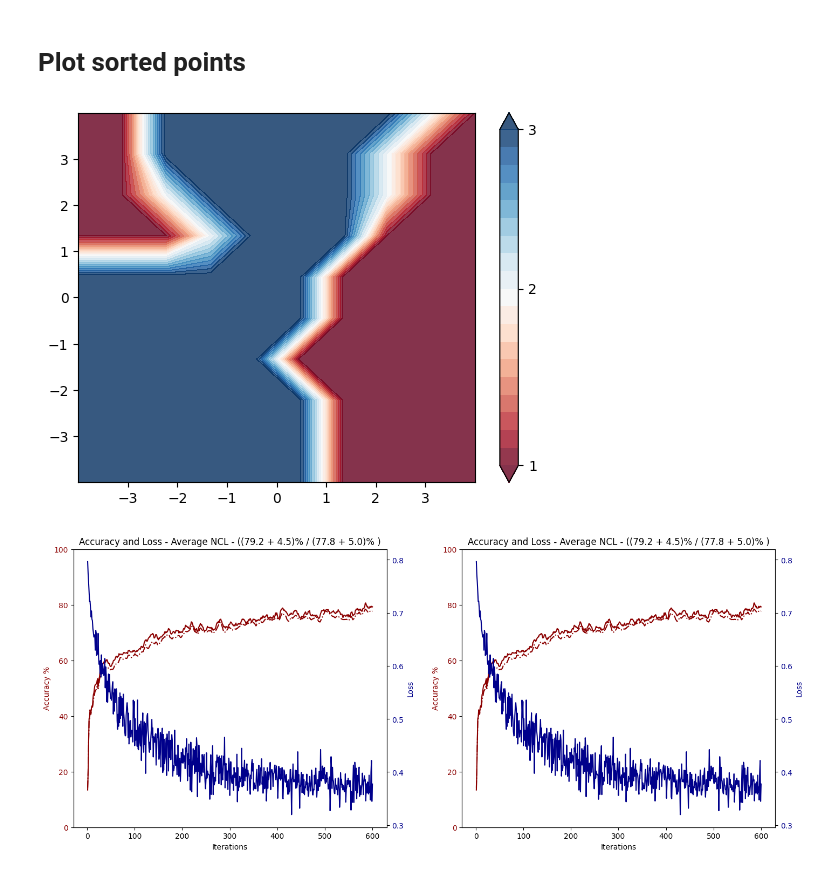
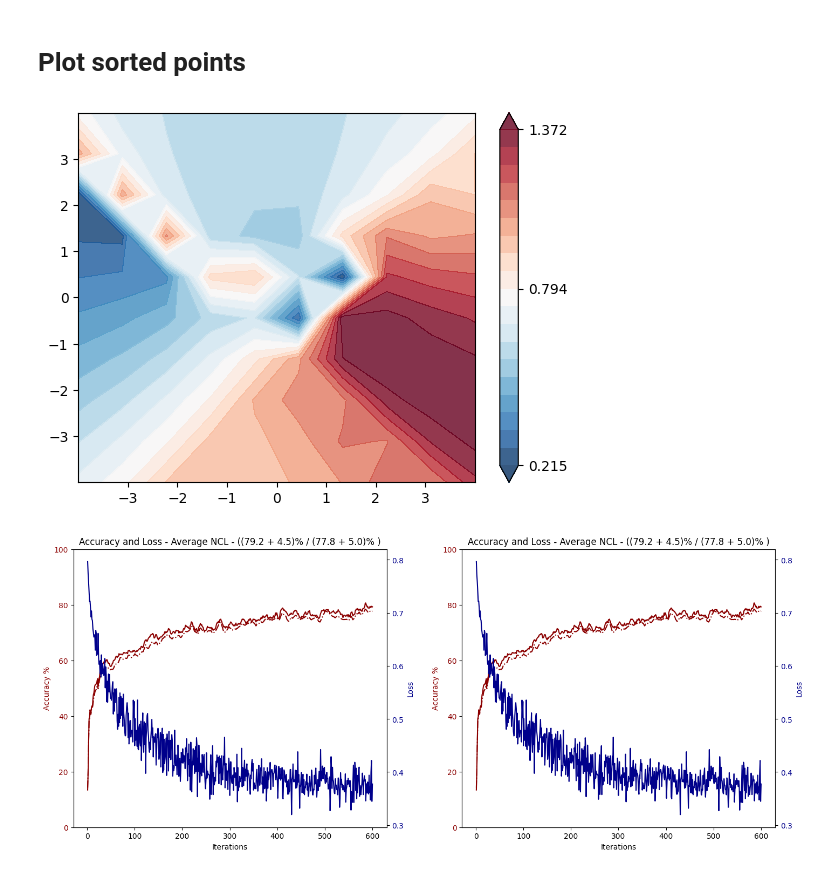
Before and after one commit to erikrecio/qurriculum_learning, a Jupyter notebook: Phase Recognition/main_penny5-jaxopt.ipynb, the cells around one changed output. Cells and saved outputs as stored; diff of their text form; code cells hidden in the pictures.

Commit message:
new plots

```diff
--- a/Phase Recognition/main_penny5-jaxopt.ipynb
+++ b/Phase Recognition/main_penny5-jaxopt.ipynb
@@ -112,7 +112,7 @@ def Z(i):
     return qml.PauliZ(i)
 # %%
 # @jax.jit
-def ground_state(j1, j2):
+def ground_state(j1, j2, nqubits):
 
     hamiltonian = 0
 
@@ -1033,13 +1033,13 @@ def purity(state):
     rho = jnp.tensordot(state, jnp.conjugate(state), axes=0)
     return sum([jnp.absolute(jnp.trace(jnp.transpose(jnp.conjugate(g)) @ rho))**2 for g in gen_basis])
 # %%
-partial(jax.jit, static_argnames=["cl"])
-def sort_gs(w, b, gs, labels, js, ascending, cl):
+partial(jax.jit, static_argnames=["cl", "nqubits"])
+def sort_gs(w, b, gs, labels, js, ascending, cl, nqubits):
 
     if cl in ["PCL", "PACL"]:
         scores = jax.vmap(purity, in_axes=[0])(jnp.array(gs))
     else:
-        scores = jax.vmap(single_loss, in_axes=[None, None, 0, 0])(jnp.array(w), jnp.array(b), jnp.array(gs), jnp.array(labels))
+        scores = jax.vmap(single_loss, in_axes=[None, None, 0, 0, None])(jnp.array(w), jnp.array(b), jnp.array(gs), jnp.array(labels), nqubits)
 
     p = jnp.where(ascending, scores.argsort(), scores.argsort()[::-1])
 
@@ -1171,9 +1171,9 @@ def main():
         print("Generating ground states...")
         start_time = time.time()
 
-        gs_train, labels_train, j_train = generate_gs(train_size, uniform_train, epsilon_train)
+        gs_train, labels_train, j_train = generate_gs(train_size, uniform_train, epsilon_train, nqubits)
         if with_val:
-            gs_val, labels_val, j_val = generate_gs(val_size, uniform_val, epsilon_val)
+            gs_val, labels_val, j_val = generate_gs(val_size, uniform_val, epsilon_val, nqubits)
 
         run_time = time.time() - start_time
 
@@ -1193,7 +1193,7 @@ def main():
             if cl in ["CL", "ACL", "PCL", "PACL"]:
                 score_it = num_iters-1
                 ascending = True if cl in ["CL","PCL"] else False
-                gs_train, labels_train, j_train = sort_gs(weights_ncl[score_it], bias_ncl[score_it], gs_train, labels_train, j_train, ascending, cl)
+                gs_train, labels_train, j_train = sort_gs(weights_ncl[score_it], bias_ncl[score_it], gs_train, labels_train, j_train, ascending, cl, nqubits)
 
             if cl == "RAND":
                 scores = np.random.uniform(size=len(gs_train))
@@ -1329,16 +1329,22 @@ Max train / Last run
 # %% [markdown]
 # Plot sorted points
 # %%
-xx, yy = np.meshgrid(np.linspace(-3.9999, 3.9999, 10), np.linspace(-3.9999, 3.9999, 10))
+ham = "gch" # "gch" (Generalized Cluster Hamiltonian) or "ssh" (Su-Schrieffer-Heeger)
+
+if ham == "gch":
+    xx, yy = np.meshgrid(np.linspace(-3.9999, 3.9999, 10), np.linspace(-3.9999, 3.9999, 10)) #gch
+elif ham == "ssh":
+    xx, yy = np.meshgrid(np.linspace(0.0001, 2.9999, 10), np.linspace(0.0001, 3.9999, 10)) #ssh
+
 X_grid = [np.array([x, y]) for x, y in zip(xx.flatten(), yy.flatten())]
 
 gs = [ground_state(j1, j2) for j1,j2 in X_grid]
 labels = [labeling(j1, j2) for j1,j2 in X_grid]
 # %%
-run = 0
+run = 5
 iteration = -1
-time_now = "2024-05-21 18-02-14"
-file_name = "NCL"
+time_now = "2024-06-09 17-37-10" #"2024-05-21 18-02-14"
+file_name = "FSPACL" #"NCL"
 
 folder_name = f"Results/{nqubits}q - {num_iters:} iters"
 data_file_name = f"{folder_name}/{time_now} - Data - {file_name}.csv"
@@ -1353,33 +1359,33 @@ weights = read_data["weights"][run][iteration]
 bias = read_data["bias"][run][iteration]
 
 # predictions_grid = [purity(g) for g in gs]
-# predictions_grid = [single_loss(jnp.array(weights), jnp.array(bias), gs[i], labels[i]) for i in range(len(gs))]
-predictions_grid = [single_pred(jnp.array(weights), jnp.array(bias), gs[i]) for i in range(len(gs))]
+predictions_grid = [single_loss(jnp.array(weights), jnp.array(bias), gs[i], labels[i]) for i in range(len(gs))]
+# predictions_grid = [single_pred(jnp.array(weights), jnp.array(bias), gs[i]) for i in range(len(gs))]
 # predictions_grid = labels
-
-pred_grid = np.reshape(predictions_grid, xx.shape)
-
-plt.figure()
-cm = plt.cm.RdBu
-
-mx = max(predictions_grid)
-mn = min(predictions_grid)
-
-# plot decision regions
-cnt = plt.contourf(
-    xx, yy, pred_grid, levels=np.arange(mn, mx, (mx-mn)/20), cmap=cm, alpha=0.8, extend="both"
-)
-plt.contour(
-    xx, yy, pred_grid, levels=[0.0], colors=("black",), linestyles=("--",), linewidths=(0.8,)
-)
-plt.colorbar(cnt, ticks=[mn, (mx+mn)/2, mx])
-# plt.colorbar(cnt, ticks=range(mn, mx+1))
-
-
-# plt.axis('square')
-plt.show()
-# %% [output]
-[figure, removed]
+# %%
+pred_grid = np.reshape(predictions_grid, xx.shape)
+
+plt.figure()
+cm = plt.cm.RdBu_r
+
+mx = max(predictions_grid)
+mn = min(predictions_grid)
+
+# plot decision regions
+cnt = plt.contourf(
+    xx, yy, pred_grid, levels=np.arange(mn, mx, (mx-mn)/20), cmap=cm, alpha=0.8, extend="both"
+)
+# plt.contour(
+#     xx, yy, pred_grid, levels=[0.0], colors=("black",), linestyles=("--",), linewidths=(0.8,)
+# )
+plt.colorbar(cnt, ticks=[mn, (mx+mn)/2, mx])
+# plt.colorbar(cnt, ticks=range(mn, mx+1))
+
+
+# plt.axis('square')
+plt.show()
+# %% [output]
+[figure, added]
 # %%
 def plots_sorted_points(nqubits, num_iters, num_runs, time_now, file_name, only_train):
 
```
Also changed, not shown: parts of 21 cells of this notebook.
